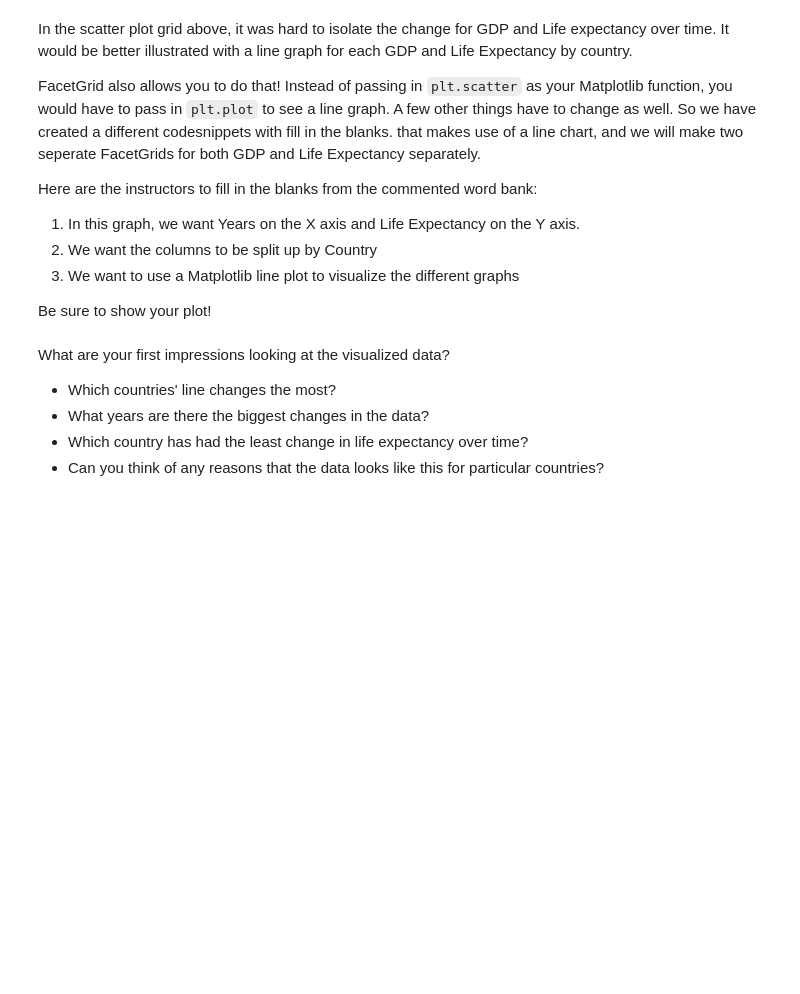
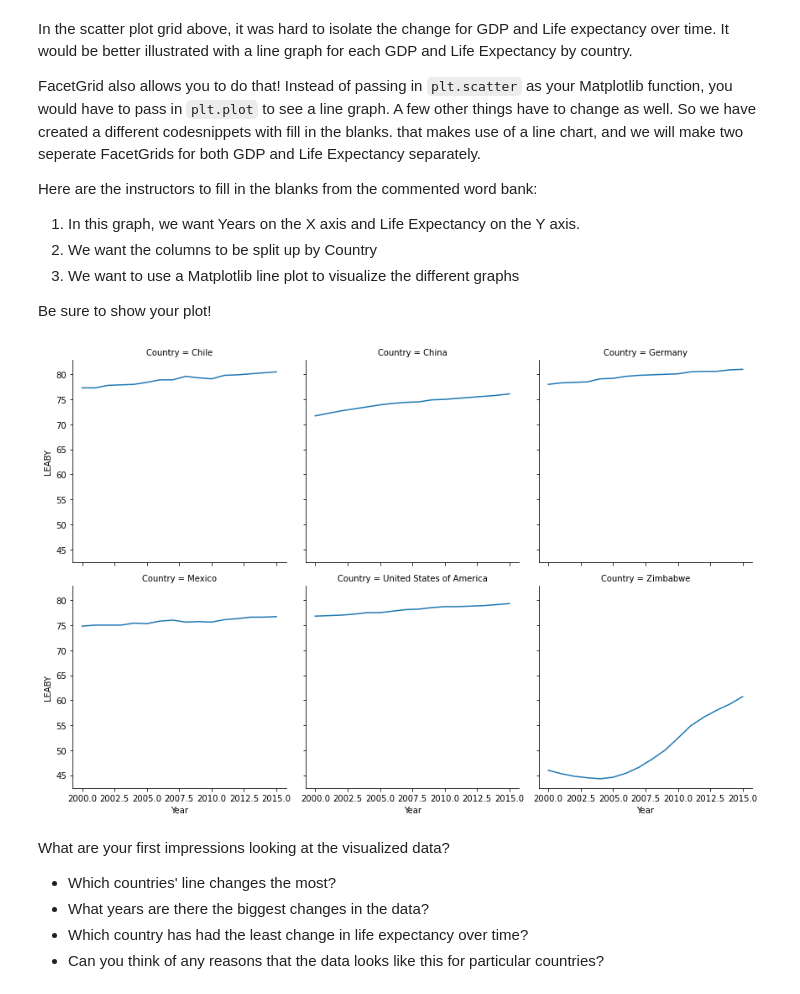
Before and after one commit to rickysoo/life_expectancy_gdp, a Jupyter notebook: life_expectancy_gdp.ipynb, the cells around one changed output. Cells and saved outputs as stored; diff of their text form; code cells hidden in the pictures; blank space fills up the shorter version.

```diff
--- a/life_expectancy_gdp.ipynb
+++ b/life_expectancy_gdp.ipynb
@@ -303,3 +276,9 @@ Be sure to show your plot!
+# %%
+g = sns.FacetGrid(df, col = 'Country', col_wrap = 3, height = 4)
+g = (g.map(plt.plot, 'Year', 'LEABY').add_legend())
+plt.show()
+# %% [output]
+[figure, added]
 # %% [markdown]
 What are your first impressions looking at the visualized data?
 
```
Also changed, not shown: parts of 5 cells of this notebook.
